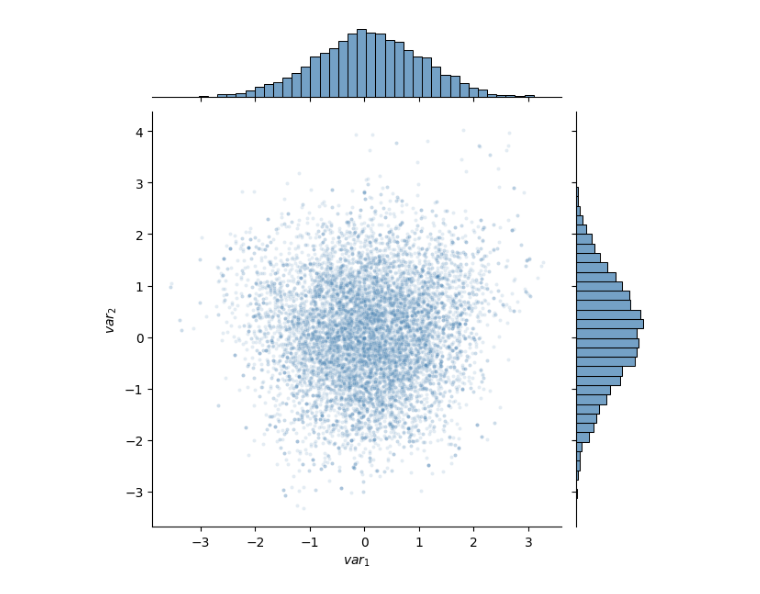
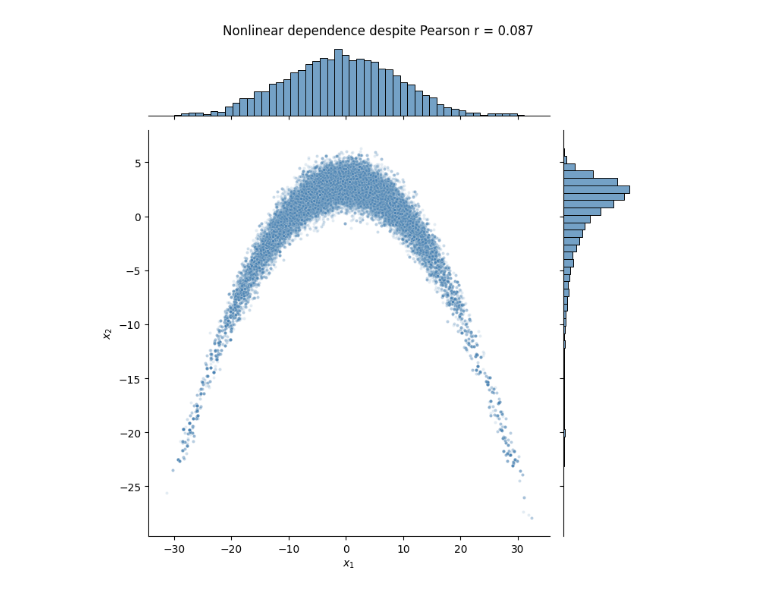
Before and after one commit to korkmazgoz-caglar/random-walk-mcmc, a Jupyter notebook: tutorials/03_banana_sampling.ipynb, the cells around one changed output. Saved outputs shown, nothing was run; the diff lists cells and outputs as text; code cells hidden in the pictures.

```diff
--- a/tutorials/03_banana_sampling.ipynb
+++ b/tutorials/03_banana_sampling.ipynb
@@ -68,16 +61,20 @@ rng = np.random.default_rng(seed=42)
 
 samples, accepted = random_walk_metropolis_hastings(
     target_log_pdf=banana_log_pdf,
-    x0=[0.0, 0.0],
-    n_samples=10_000,
-    step_size=0.5,
+    x0=[0.0, 3.0],
+    n_samples=50_000,
+    step_size=[4.0, 2.0],
     rng=rng,
 )
 
+burn_in = 5_000
+posterior = samples[burn_in:]
+true_x2_std = np.sqrt(1.0 + 20_000.0 * b_default**2)
+
 print(f"Samples shape:   {samples.shape}")
 print(f"Acceptance rate: {accepted.mean():.3f}")
-print(f"y_1 sample mean: {samples[:, 0].mean():.4f}  (true: 0.0)")
-print(f"y_2 sample mean: {samples[:, 1].mean():.4f}  (true: 0.1)")
-print(f"y_1 sample std:  {samples[:, 0].std():.4f}  (true: 1.0)")
-print(f"y_2 sample std:  {samples[:, 1].std():.4f}  (true: ~1.02)")
+print(f"x1 sample mean:  {posterior[:, 0].mean():.4f}  (true: 0.0)")
+print(f"x2 sample mean:  {posterior[:, 1].mean():.4f}  (true: 0.0)")
+print(f"x1 sample std:   {posterior[:, 0].std():.4f}  (true: 10.0)")
+print(f"x2 sample std:   {posterior[:, 1].std():.4f}  (true: {true_x2_std:.4f})")
 # %% [output]
@@ -173,14 +197,22 @@ plt.show()
 # %%
+g = sns.jointplot(
+    x=posterior[:, 0],
+    y=posterior[:, 1],
+    kind="scatter",
+    s=8,
+    alpha=0.15,
+    color="steelblue",
+    height=7,
+    marginal_kws=dict(bins=50),
+)
+g.set_axis_labels(r"$x_1$", r"$x_2$")
 
-# Draw a plot for the joint distribution as in the https://jakevdp.github.io/blog/2015/08/07/frequentism-and-bayesianism-5-model-selection/
-g = sns.jointplot(x=samples[:, 0], y=samples[:, 1], kind="scatter",
-                  s=8, alpha=0.15, color="steelblue", height=6,
-                  marginal_kws=dict(bins=40))
-g.set_axis_labels(r"$var_1$", r"$var_2$")
-
-r, p = stats.pearsonr(samples[:, 0], samples[:, 1])
-
+pearson_r, p_value = stats.pearsonr(posterior[:, 0], posterior[:, 1])
+g.fig.suptitle(
+    f"Nonlinear dependence despite Pearson r = {pearson_r:.3f}",
+    y=1.02,
+)
 
 plt.show()
 # %% [output]
-[figure, old version]
+[figure, new version]
```
Also changed, not shown: parts of 7 cells of this notebook, 7 other files.
